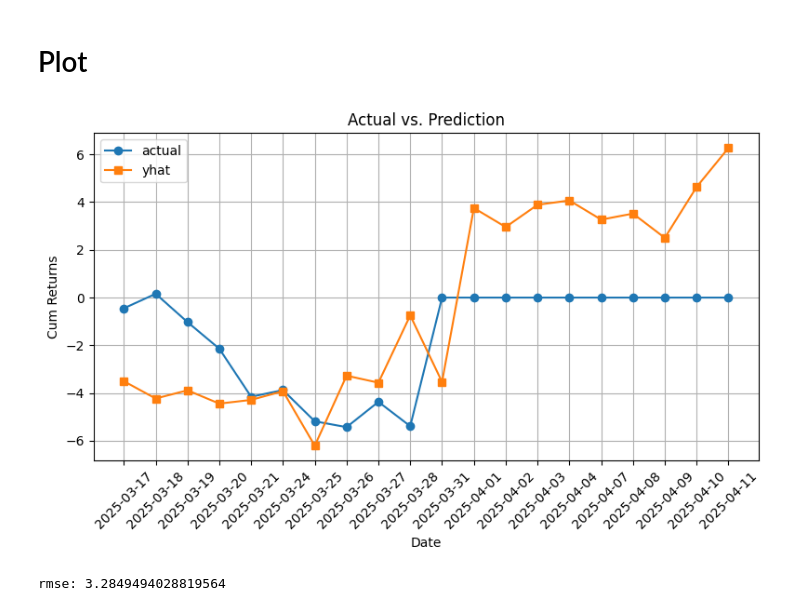
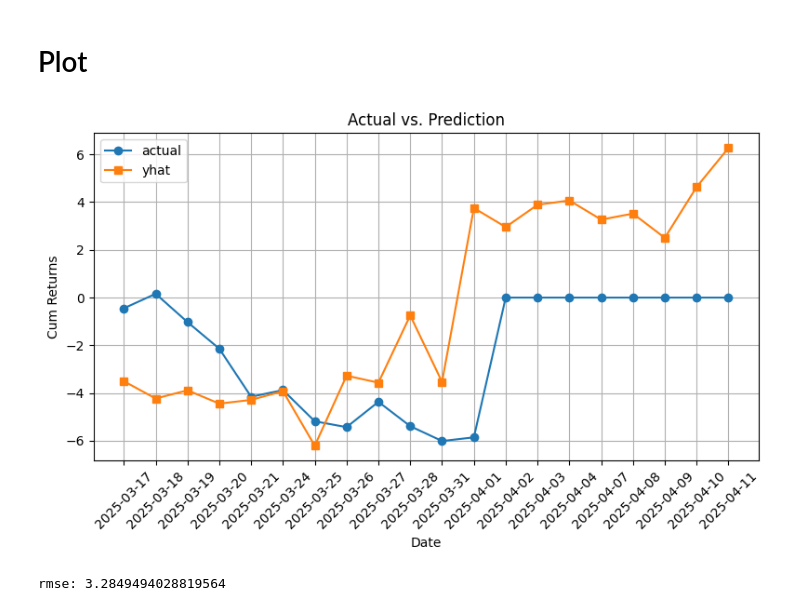
Before and after one commit to agux/marten, a Jupyter notebook: notebooks/0.1-misc.ipynb, the cells around one changed output. Drawn from its saved outputs; the diff is of its cells as text; code cells hidden in the pictures.

Commit message:
update plot

```diff
--- a/notebooks/0.1-misc.ipynb
+++ b/notebooks/0.1-misc.ipynb
@@ -684,8 +684,8 @@ actual = [
     -5.42774588690526500100,
     -4.36902841655999206200,
     -5.38822505930766229000,
-    0,
-    0,
+    -6.01040155249514917200,
+    -5.85692593719021850100,
     0,
     0,
     0,
@@ -736,34 +736,34 @@ date = [
     "2025-04-03",
     "2025-04-04",
     "2025-04-07",
     "2025-04-08",
     "2025-04-09",
     "2025-04-10",
     "2025-04-11",
 ]
 
 # x-values as indices
 x_values = range(len(actual))
 
 plt.figure(figsize=(8, 5))  # optional: set figure size
 
 # Plot two lines, one for actual and one for predicted
 plt.plot(x_values, actual, marker="o", label="actual")
 plt.plot(x_values, predicted, marker="s", label="yhat")
 
 plt.title("Actual vs. Prediction")
 plt.xlabel("Date")
 plt.ylabel("Cum Returns")
 
 # Replace numeric x-ticks with the dates
 plt.xticks(x_values, date, rotation=45)
 
 plt.legend()
 plt.grid(True)
 plt.tight_layout()  # Helps ensure labels and ticks fit in the figure
 plt.show()
 # %% [output]
-[figure, old version]
+[figure, new version]
 # %%
 import statistics
 import numpy as np
```
